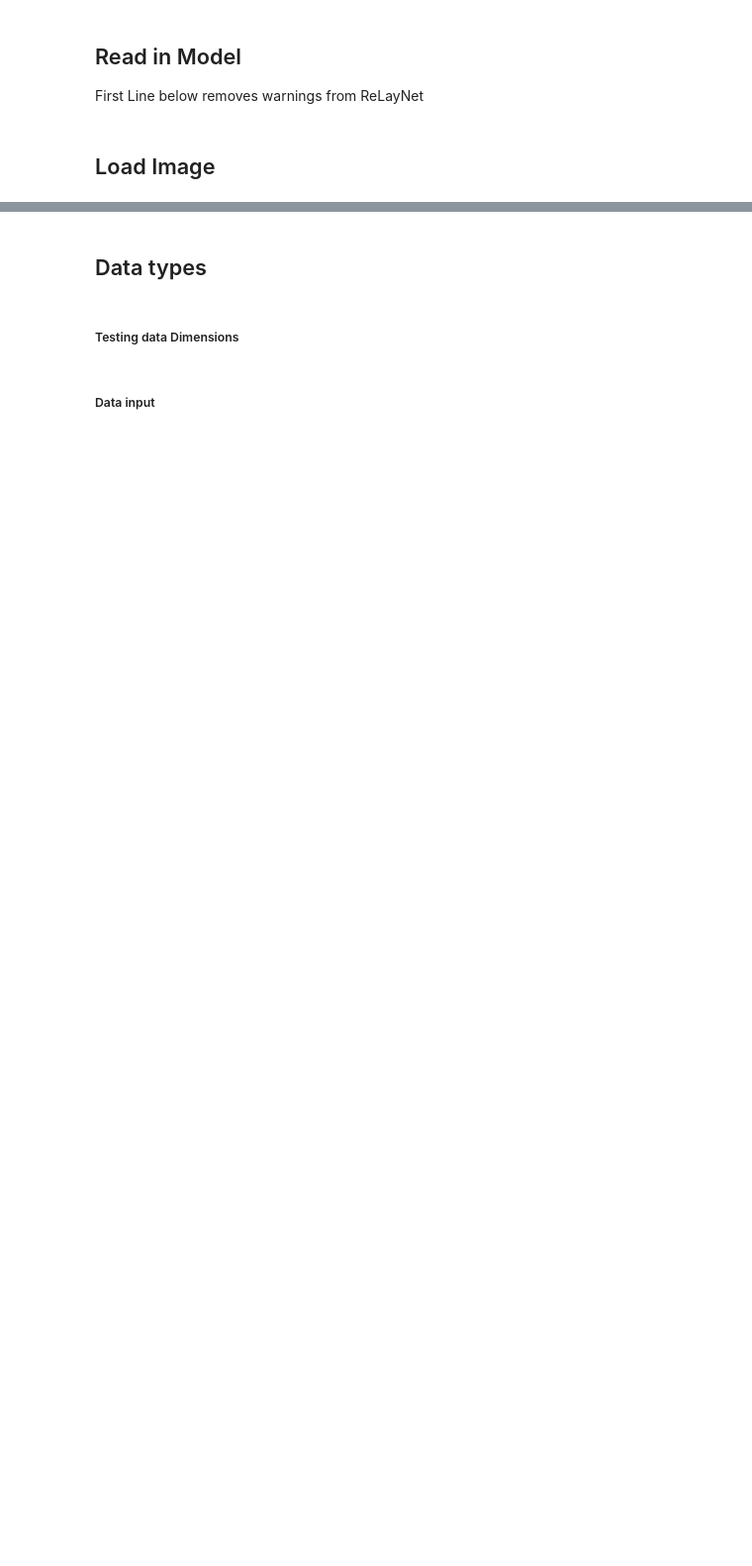
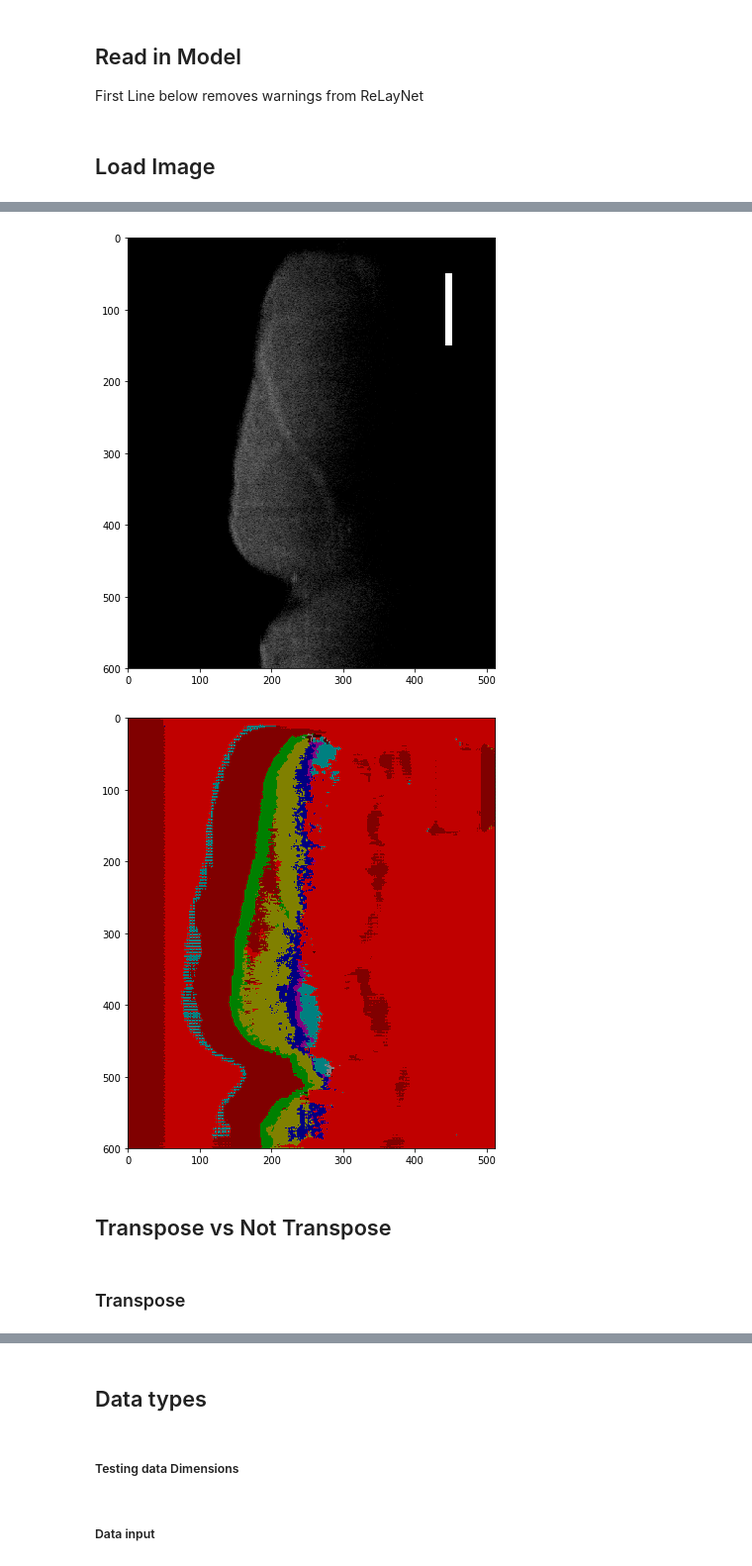
Before and after one commit to simasima121/relaynet_pytorch, a Jupyter notebook: Sim_Run_Relaynet.ipynb, the cells around one changed output, grey strips where cells are left out. Shown at 99% size. Drawn from its saved outputs; the diff is of its cells as text; code cells hidden in the pictures; blank space fills up the shorter version.

Commit message:
Updated Files and included ways to segment data

```diff
--- a/Sim_Run_Relaynet.ipynb
+++ b/Sim_Run_Relaynet.ipynb
@@ -60,8 +167,8 @@ relaynet_model = torch.load(model).cuda()
 ## Load Image
 # %%
 # file = '/datasets/ResizedImages'
-file = '/datasets/DenoiseImages/DenoisedTrainImages/denoised_5.png'
-# file = '/datasets/con_H1_N01848_LV_1_194.tif'
+# file = '/datasets/DenoiseImages/DenoisedTrainImages/denoised_5.png'
+file = '/datasets/con_H1_N01848_LV_1_194.tif'
 # file = '/datasets/con_H1_N01848_LA_1_272.tif'
 # file = '/datasets/con_H1_N01848_LA_1_272_denoised.png'
 # file = '/datasets/test_image.png'
@@ -130,11 +190,0 @@ def label_img_to_rgb(label_img):
-# %%
-def show_image(idxs):
-    idxs = idxs.data.cpu().numpy()
-    idxs = label_img_to_rgb(idxs)
-    plt.imshow(idxs)
-    plt.show()
-
-def show_main_image(img_data):
-    img_data = np.squeeze(img_data) # we do squeeze image test to remove any additional unwanted dimensions.
-    plt.imshow(img_data)
-    plt.show()
@@ -290,0 +197,33 @@ def segment(test_data, x, y):
+# %%
+# Main Image
+img_test = np.transpose(test_data, (1,0)) # transpose as changes direction of image
+# img_test = test_data
+show_main_image(img_test)
+
+seg_test = np.copy(test_data) # Copy so it doesn't alter init dimensions of test_data
+
+seg_test.shape = (1,1,512,600) # Change dimensions of data
+seg_test = np.transpose(seg_test, (0, 1, 3, 2)) # Transposing - changes rotation of image
+
+# Getting ReLayNet max_val, idx classification values
+max_val_trans, idx_trans = relay_out(seg_test)
+show_image(idx_trans)
+
+# Settings for segmentation
+seg_test = np.squeeze(seg_test)
+height, width = seg_test.shape
+left_bound = 0
+right_bound = width
+split = 40 # must be mutiples of 8
+Ny = width/split
+Nx = 1
+
+# Show Segmentations
+# get_segmented_image(seg_test, height, width, left_bound, right_bound, split, Ny, Nx)
+# %% [output]
+[figure, added]
+[figure, added]
+# %% [markdown]
+## Transpose vs Not Transpose
+# %% [markdown]
+### Transpose
```
Also changed, not shown: parts of 55 cells of this notebook, 3 other files.
